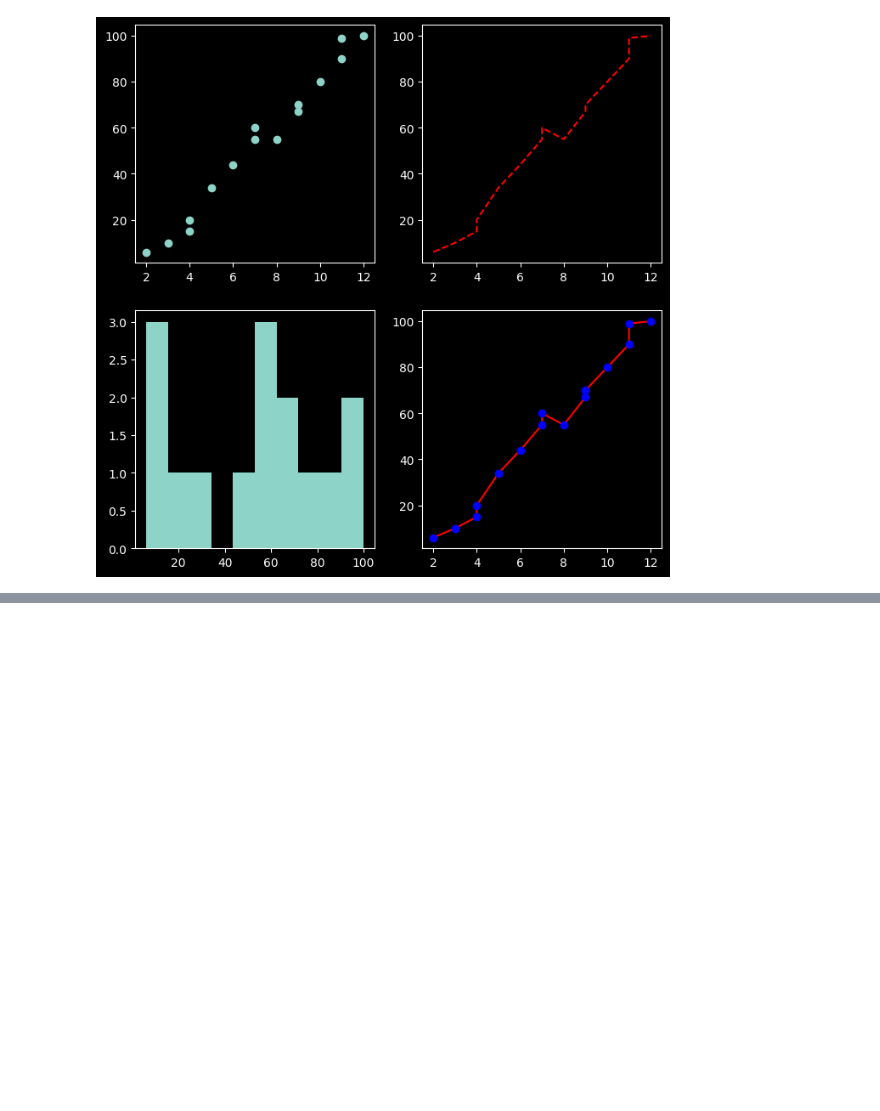
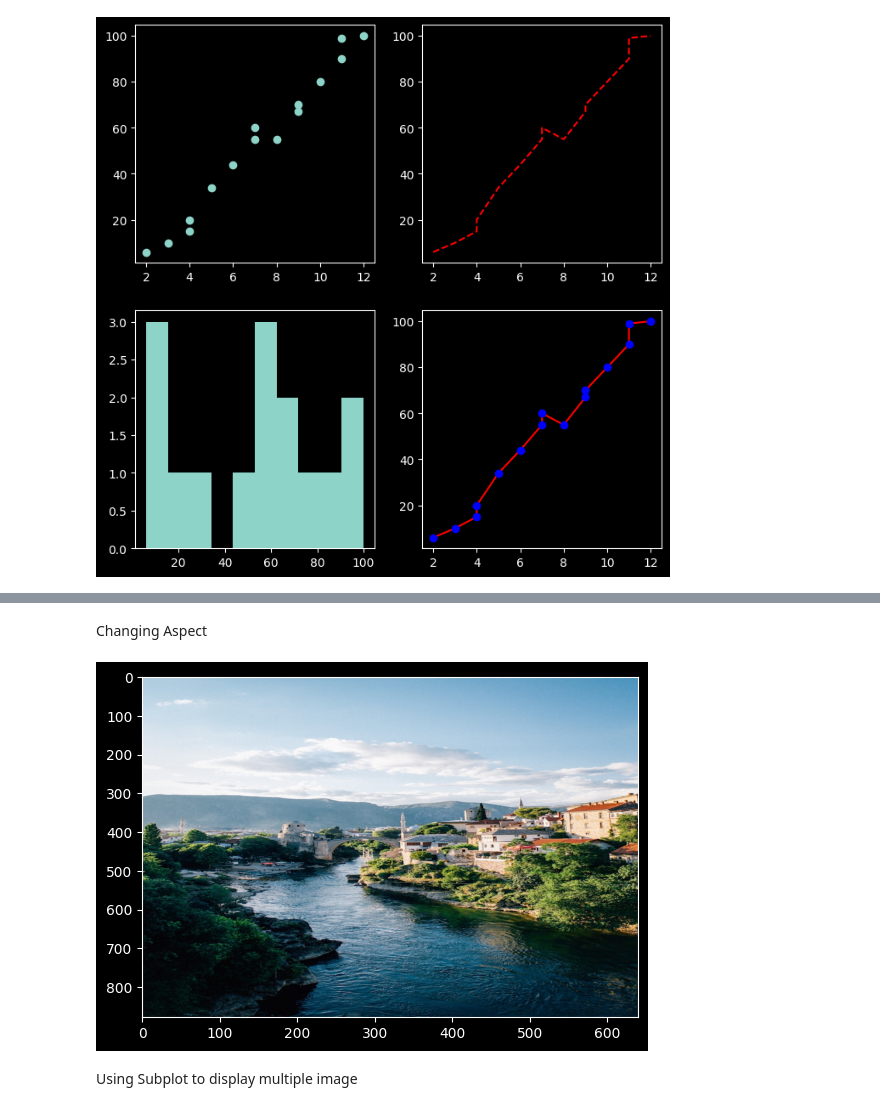
Before and after one commit to Ritika-K7/Data-Analysis-Visualisation, a Jupyter notebook: Matplotlib.ipynb, the cells around one changed output, grey strips where cells are left out. Drawn from its saved outputs; the diff is of its cells as text; code cells hidden in the pictures; blank space fills up the shorter version.

```diff
--- a/Matplotlib.ipynb
+++ b/Matplotlib.ipynb
@@ -653,0 +682,9 @@ plt.plot(study_hours,marks,'bo')
+# %% [markdown]
+Changing Aspect
+# %%
+plt.imshow(img,aspect=0.5)
+plt.show()
+# %% [output]
+[figure, added]
+# %% [markdown]
+Using Subplot to display multiple image
```
Also changed, not shown: parts of 27 cells of this notebook, 4 other files.
